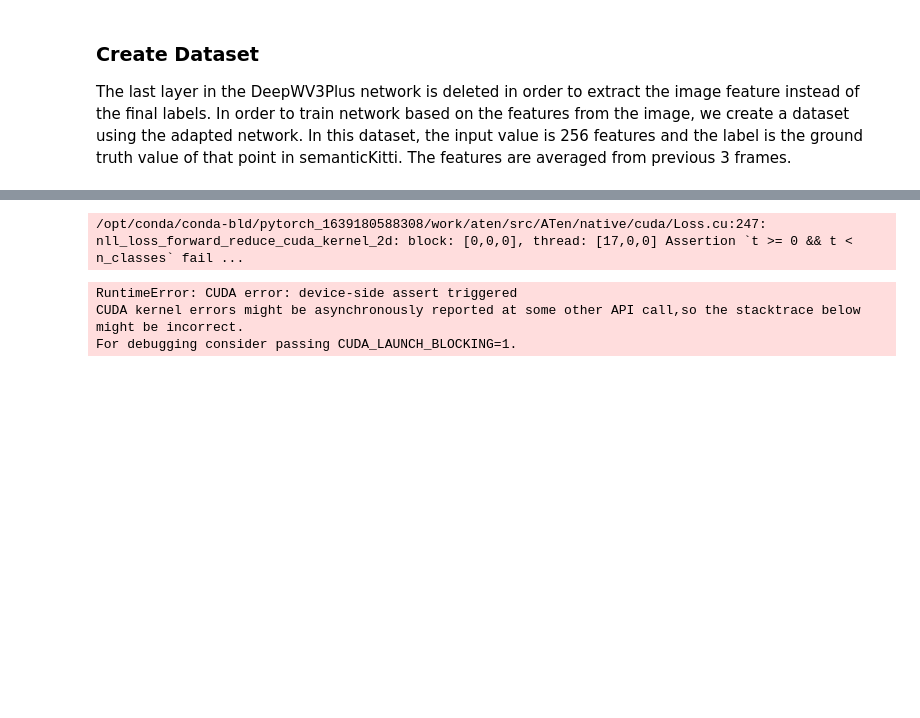
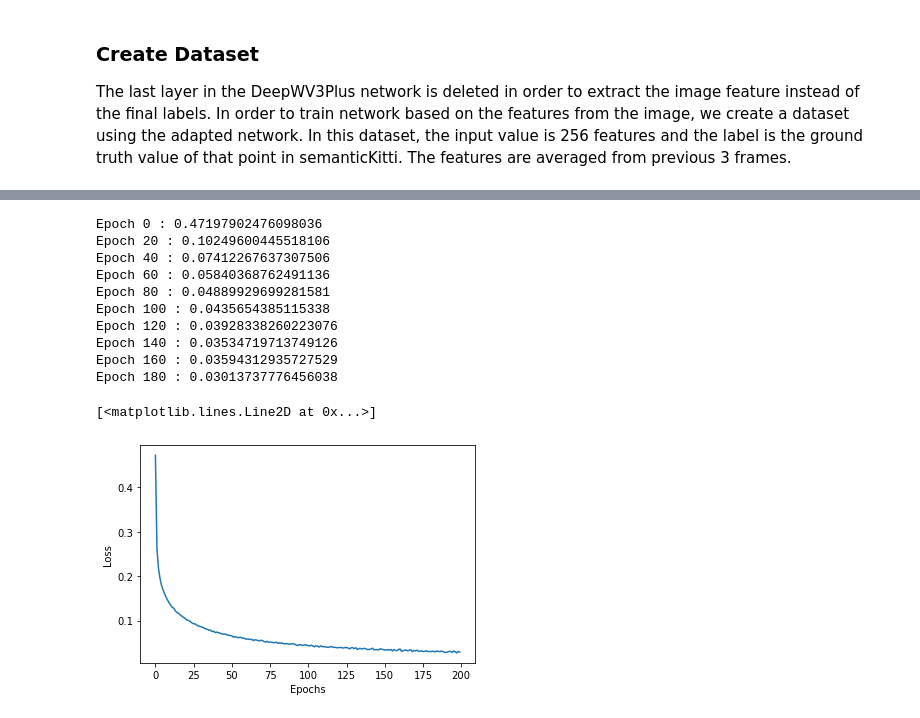
Before and after one commit to TimKHuang/CameraAssistedPointCloudSegmentation, a Jupyter notebook: main.ipynb, the cells around one changed output, grey strips where cells are left out. Saved outputs shown, nothing was run; the diff lists cells and outputs as text; code cells hidden in the pictures; blank space fills up the shorter version.

```diff
--- a/main.ipynb
+++ b/main.ipynb
@@ -259,8 +303,8 @@ feature_net = FeatureNet().cuda()
 os.environ['CUDA_LAUNCH_BLOCKING'] = '1'
 
 batch_size = 128
-learning_rate = 0.01
-epochs = 100
+learning_rate = 0.001
+epochs = 200
 
 data_loader = DataLoader(
     feature_dataset,
@@ -272,34 +316,42 @@ optimizer = optim.Adam(feature_net.parameters(), lr=learning_rate)
 losses = []
 
 for e in range(epochs):
     epoch_loss = 0.0
 
     for _, data in enumerate(data_loader):
         input, target = data
         input, target = input.cuda(), target.cuda()
 
         optimizer.zero_grad()
         pred = feature_net(input)
 
         loss = loss_function(pred, target)
         loss.backward()
         optimizer.step()
 
         epoch_loss += loss.item()
 
     epoch_loss /= len(data_loader)
     losses.append(epoch_loss)
 
     if (e % 20 == 0):
         print('Epoch ' + str(e) + ' : ' + str(epoch_loss))
 
 
 plt.figure()
 plt.xlabel('Epochs')
 plt.ylabel('Loss')
 plt.plot(losses)
 # %% [output]
-/opt/conda/conda-bld/pytorch_1639180588308/work/aten/src/ATen/native/cuda/Loss.cu:247: nll_loss_forward_reduce_cuda_kernel_2d: block: [0,0,0], thread: [17,0,0] Assertion `t >= 0 && t < n_classes` fail ...
+Epoch 0 : 0.47197902476098036
+Epoch 20 : 0.10249600445518106
+Epoch 40 : 0.07412267637307506
+Epoch 60 : 0.05840368762491136
+Epoch 80 : 0.04889929699281581
+Epoch 100 : 0.0435654385115338
+Epoch 120 : 0.03928338260223076
+Epoch 140 : 0.03534719713749126
+Epoch 160 : 0.03594312935727529
+Epoch 180 : 0.03013737776456038
-RuntimeError: CUDA error: device-side assert triggered
-CUDA kernel errors might be asynchronously reported at some other API call,so the stacktrace below might be incorrect.
-For debugging consider passing CUDA_LAUNCH_BLOCKING=1.
+[<matplotlib.lines.Line2D at 0x...>]
+[figure, added]
```
Also changed, not shown: parts of 7 cells of this notebook, 1 other file.
